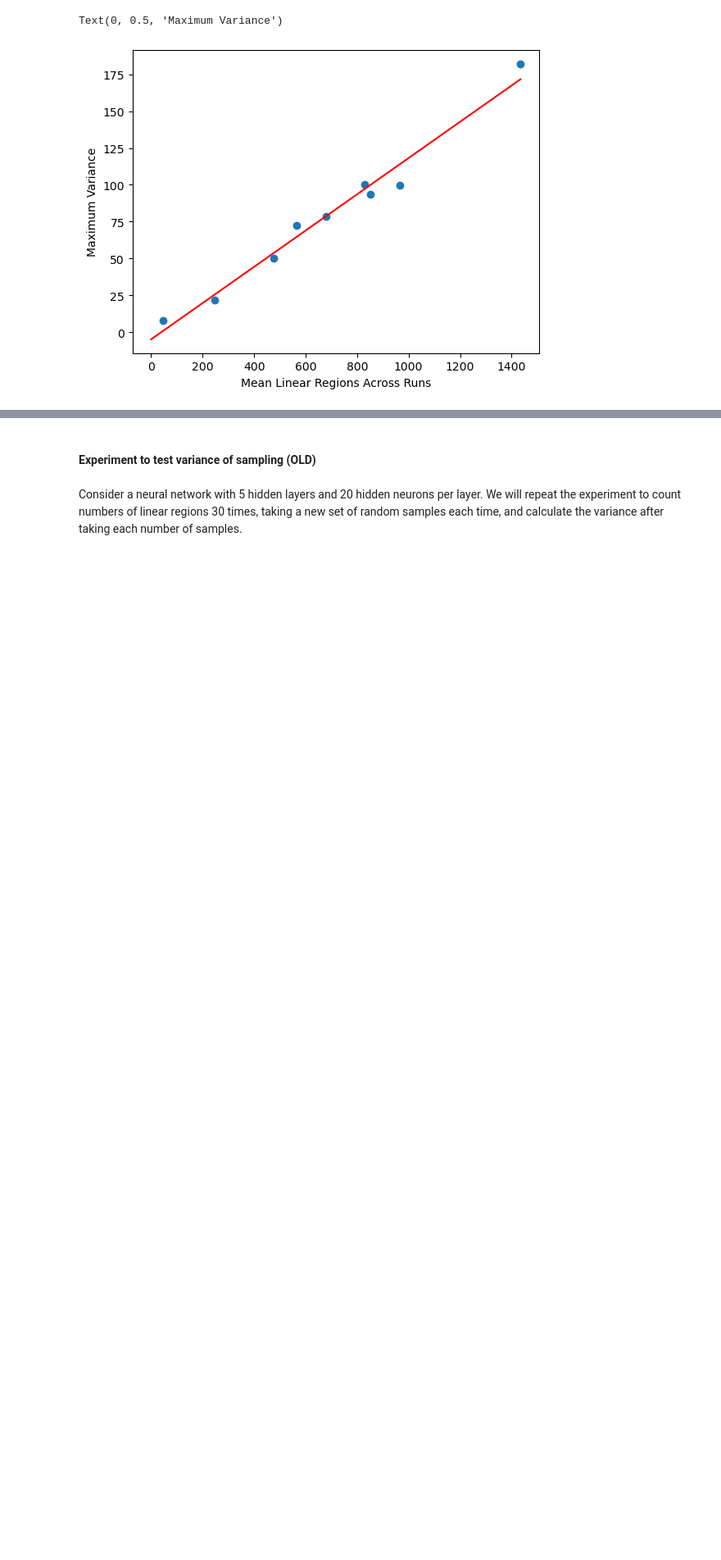
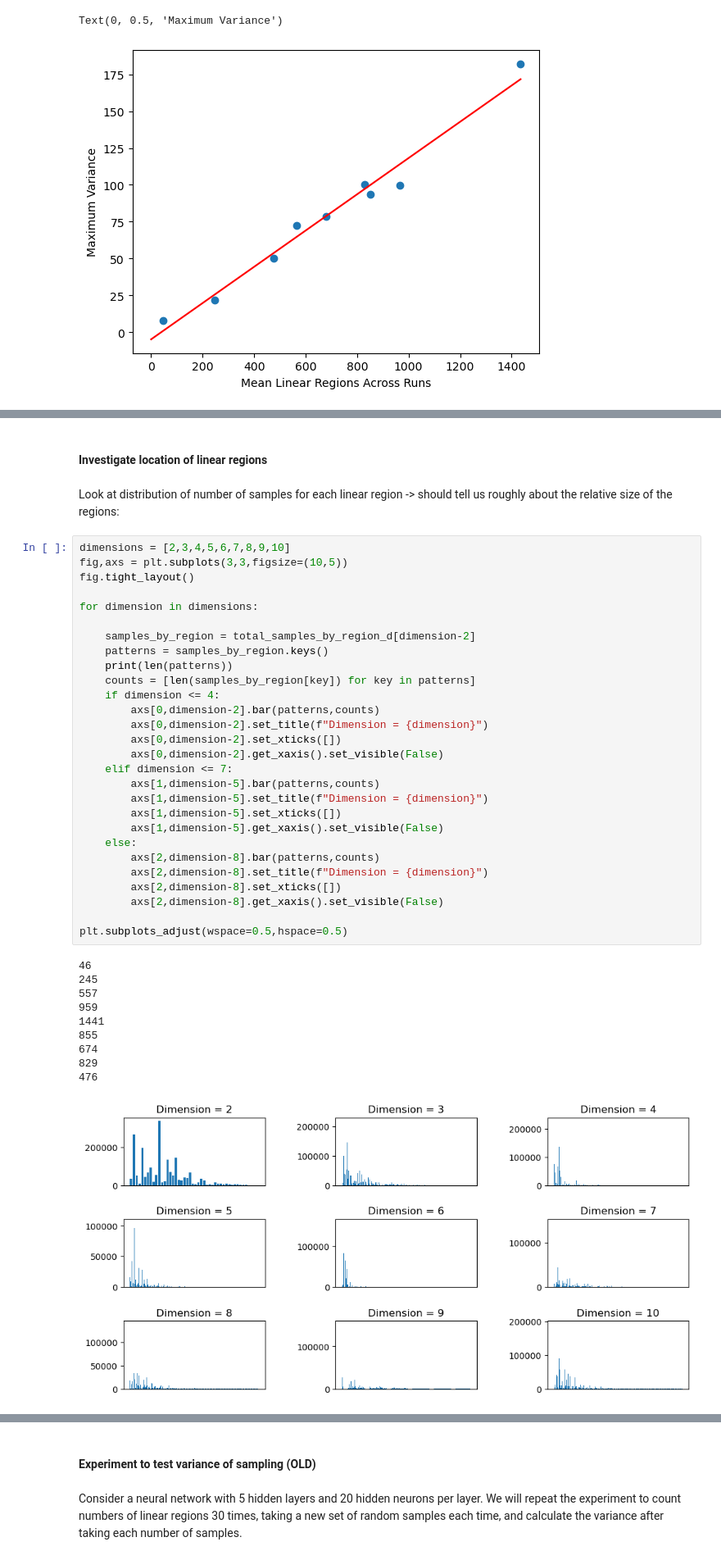
Before and after one commit to Gautam-Chauhan/MSc-Thesis, a Jupyter notebook: iid_uniform_code.ipynb, the cells around one changed output, grey strips where cells are left out. Shown at 82% size. Saved outputs shown, nothing was run; the diff lists cells and outputs as text; blank space fills up the shorter version.

```diff
--- a/iid_uniform_code.ipynb
+++ b/iid_uniform_code.ipynb
@@ -470,0 +587,43 @@ Text(0, 0.5, 'Maximum Variance')
+# %% [markdown]
+#### Investigate location of linear regions
+# %% [markdown]
+Look at distribution of number of samples for each linear region -> should tell us roughly about the relative size of the regions:
+# %%
+dimensions = [2,3,4,5,6,7,8,9,10]
+fig,axs = plt.subplots(3,3,figsize=(10,5))
+fig.tight_layout()
+
+for dimension in dimensions:
+
+    samples_by_region = total_samples_by_region_d[dimension-2]
+    patterns = samples_by_region.keys()
+    print(len(patterns))
+    counts = [len(samples_by_region[key]) for key in patterns]
+    if dimension <= 4:
+        axs[0,dimension-2].bar(patterns,counts)
+        axs[0,dimension-2].set_title(f"Dimension = {dimension}")
+        axs[0,dimension-2].set_xticks([])
+        axs[0,dimension-2].get_xaxis().set_visible(False)
+    elif dimension <= 7:
+        axs[1,dimension-5].bar(patterns,counts)
+        axs[1,dimension-5].set_title(f"Dimension = {dimension}")
+        axs[1,dimension-5].set_xticks([])
+        axs[1,dimension-5].get_xaxis().set_visible(False)
+    else:
+        axs[2,dimension-8].bar(patterns,counts)
+        axs[2,dimension-8].set_title(f"Dimension = {dimension}")
+        axs[2,dimension-8].set_xticks([])
+        axs[2,dimension-8].get_xaxis().set_visible(False)
+
+plt.subplots_adjust(wspace=0.5,hspace=0.5)
+# %% [output]
+46
+245
+557
+959
+1441
+855
+674
+829
+476
+[figure, added]
```
Also changed, not shown: parts of 22 cells of this notebook.
